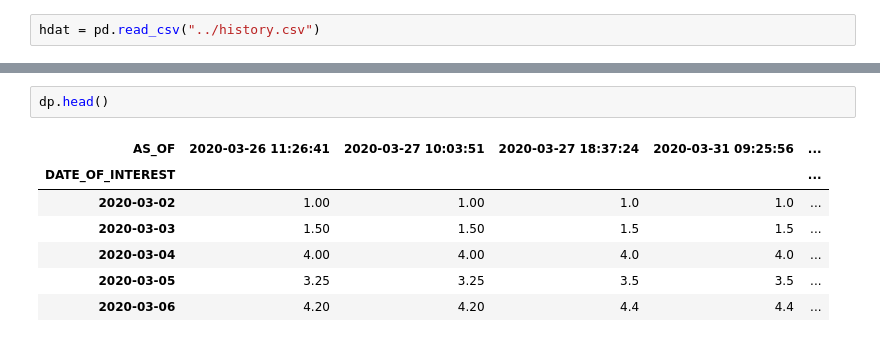
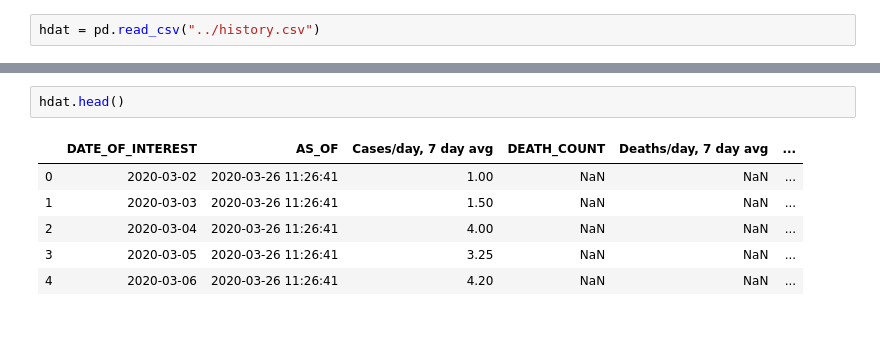
Before and after one commit to nychealth/coronavirus-data, a Jupyter notebook: Notebooks/Analysis.ipynb, the cells around one changed output, grey strips where cells are left out. Saved outputs shown, nothing was run; the diff lists cells and outputs as text.

```diff
--- a/Notebooks/Analysis.ipynb
+++ b/Notebooks/Analysis.ipynb
@@ -108,10 +78,9 @@ dp.tail()
 # %%
-dp.head()
+hdat.head()
 # %% [output]
-| AS_OF | 2020-03-26 11:26:41 | 2020-03-27 10:03:51 | 2020-03-27 18:37:24 | 2020-03-31 09:25:56 | ... |
-| DATE_OF_INTEREST |  |  |  |  | ... |
-| 2020-03-02 | 1.00 | 1.00 | 1.0 | 1.0 | ... |
-| 2020-03-03 | 1.50 | 1.50 | 1.5 | 1.5 | ... |
-| 2020-03-04 | 4.00 | 4.00 | 4.0 | 4.0 | ... |
-| 2020-03-05 | 3.25 | 3.25 | 3.5 | 3.5 | ... |
-| 2020-03-06 | 4.20 | 4.20 | 4.4 | 4.4 | ... |
+|  | DATE_OF_INTEREST | AS_OF | Cases/day, 7 day avg | DEATH_COUNT | Deaths/day, 7 day avg | ... |
+| 0 | 2020-03-02 | 2020-03-26 11:26:41 | 1.00 | NaN | NaN | ... |
+| 1 | 2020-03-03 | 2020-03-26 11:26:41 | 1.50 | NaN | NaN | ... |
+| 2 | 2020-03-04 | 2020-03-26 11:26:41 | 4.00 | NaN | NaN | ... |
+| 3 | 2020-03-05 | 2020-03-26 11:26:41 | 3.25 | NaN | NaN | ... |
+| 4 | 2020-03-06 | 2020-03-26 11:26:41 | 4.20 | NaN | NaN | ... |
```
Also changed, not shown: parts of 27 cells of this notebook, 2 other files.
